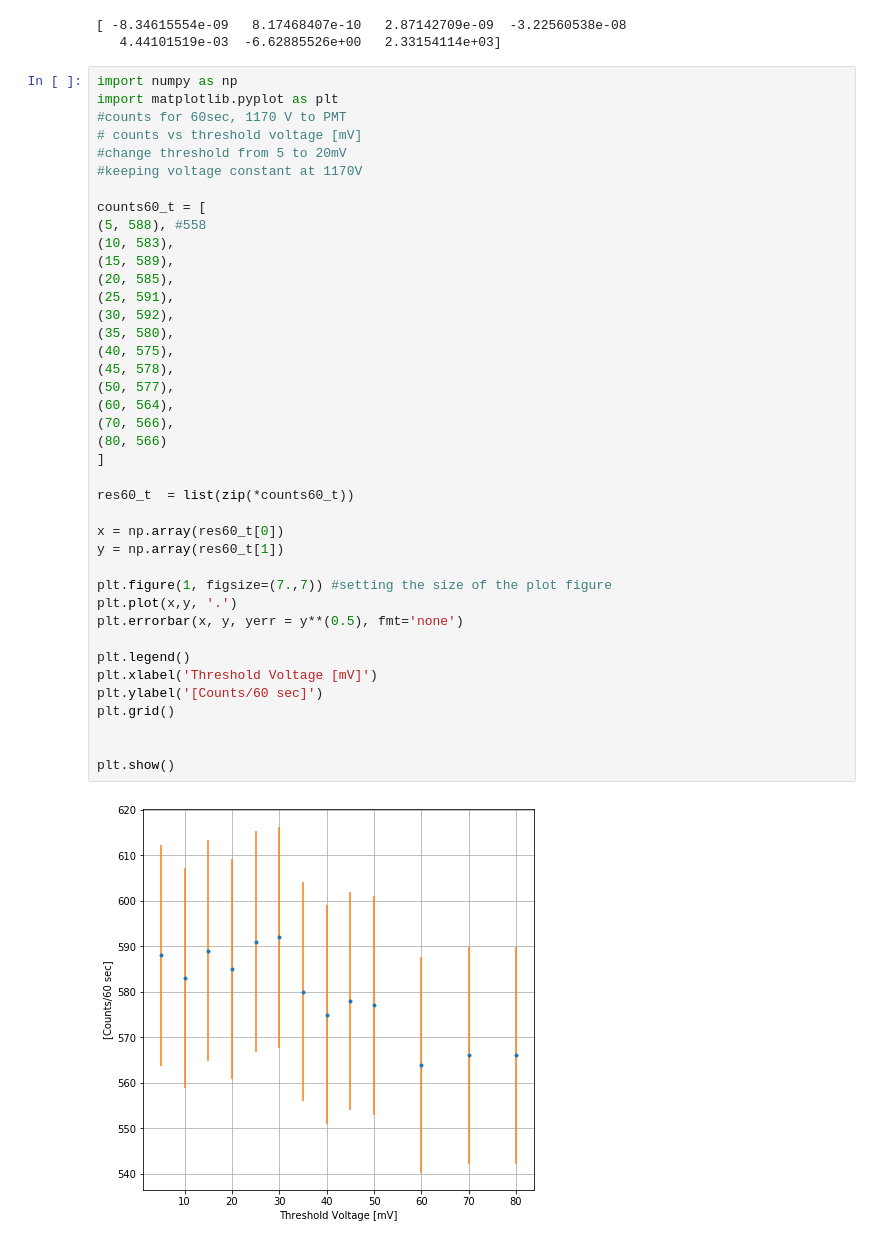
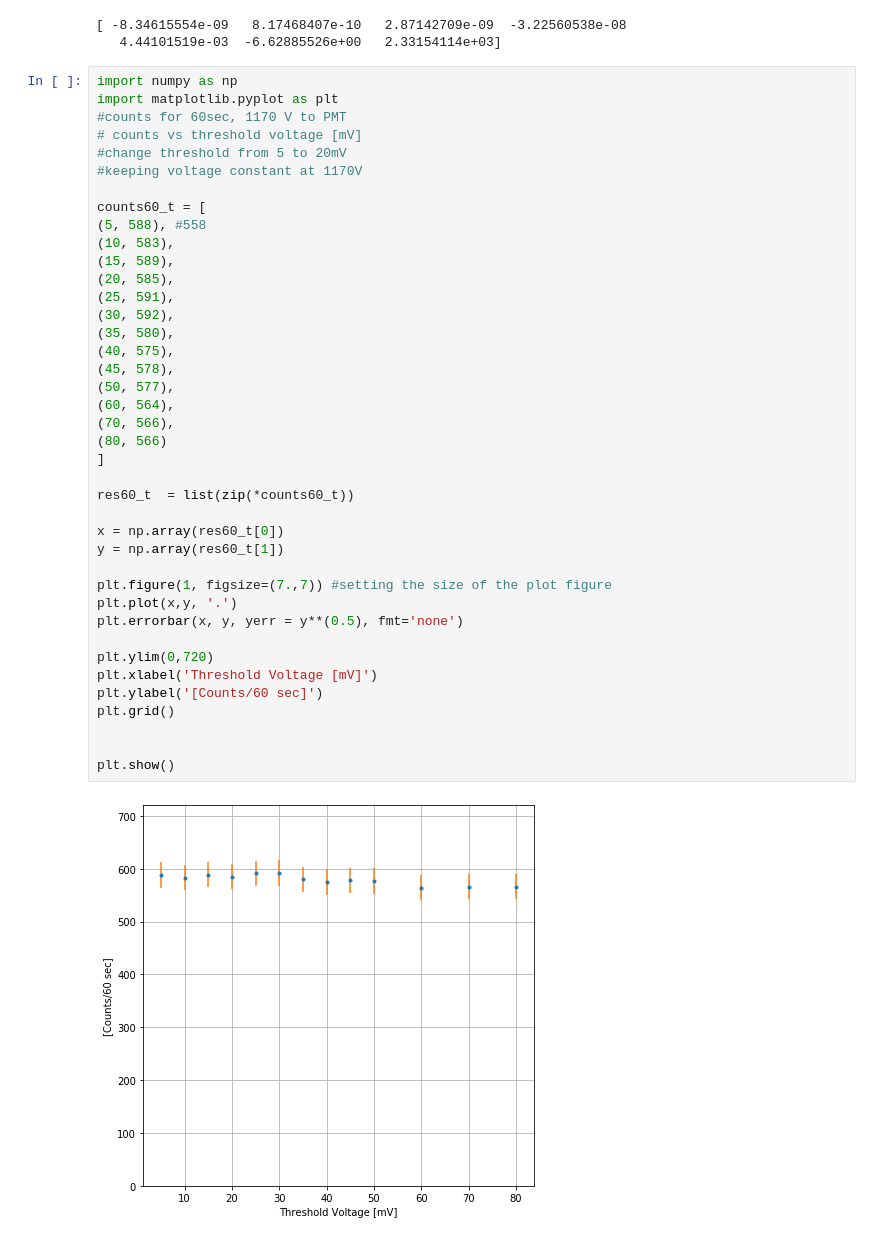
Before and after one commit to harpercho/AdvancedPhysLab, a Jupyter notebook: Plateau method.ipynb, the cells around one changed output. Drawn from its saved outputs; the diff is of its cells as text.

```diff
--- a/Plateau method.ipynb
+++ b/Plateau method.ipynb
@@ -112,32 +112,32 @@ counts60_t = [
 (10, 583),
 (15, 589),
 (20, 585),
 (25, 591),
 (30, 592),
 (35, 580),
 (40, 575),
 (45, 578),
 (50, 577),
 (60, 564),
 (70, 566),
 (80, 566)
 ]
 
 res60_t  = list(zip(*counts60_t))
 
 x = np.array(res60_t[0])
 y = np.array(res60_t[1])
 
 plt.figure(1, figsize=(7.,7)) #setting the size of the plot figure
 plt.plot(x,y, '.')
 plt.errorbar(x, y, yerr = y**(0.5), fmt='none')
 
-plt.legend()
+plt.ylim(0,720)
 plt.xlabel('Threshold Voltage [mV]')
 plt.ylabel('[Counts/60 sec]')
 plt.grid()
 
 
 plt.show()
 # %% [output]
-[figure, old version]
+[figure, new version]
```
Also changed, not shown: 12 other files.
